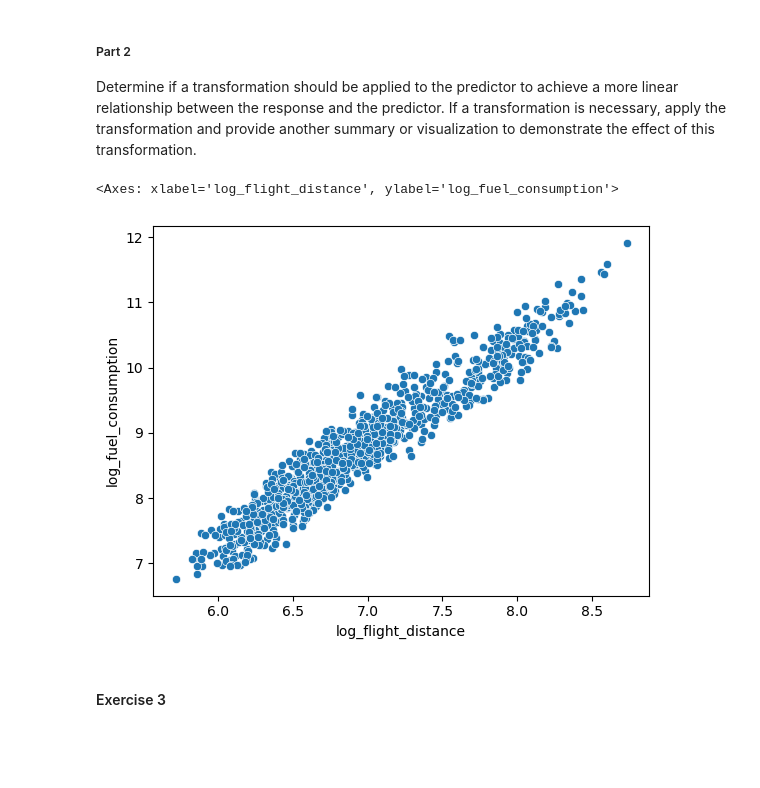
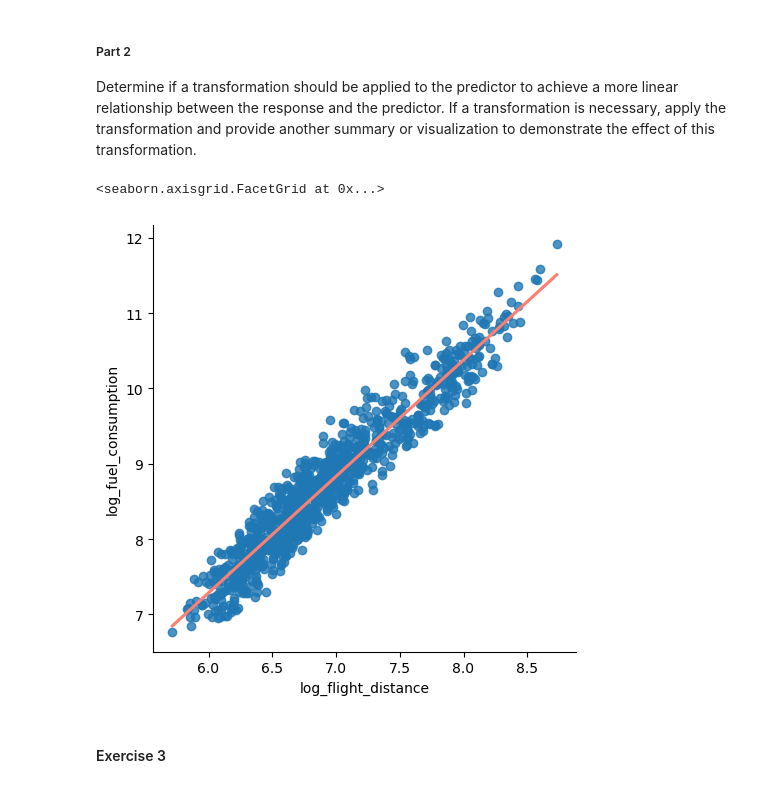
Before and after one commit to aishanur11/tstat280-aisha, a Jupyter notebook: 07_regression/07_exercises.ipynb, the cells around one changed output. Saved outputs shown, nothing was run; the diff lists cells and outputs as text; code cells hidden in the pictures; blank space fills up the shorter version.

```diff
--- a/07_regression/07_exercises.ipynb
+++ b/07_regression/07_exercises.ipynb
@@ -29,5 +29,5 @@ The distribution is normalized right skewed ranging from 6.5 to 12 highest count
 # %%
-df["log_fuel_consumption"] = np.log(df["fuel_consumption"])
+df["log_fuel_consumption"] = np.log(df["fuel_consumption"]+1)
 
 sns.histplot(data=df, x="log_fuel_consumption")
 # %% [output]
@@ -51,10 +51,10 @@ Determine if a transformation should be applied to the predictor to achieve a mo
 # %%
 df["log_flight_distance"] = np.log(df["flight_distance"])
 
-sns.scatterplot(data=df, x="log_flight_distance", y="log_fuel_consumption")
+sns.lmplot(data=df, x="log_flight_distance", y="log_fuel_consumption", ci=False, line_kws={"color": "salmon"})
 # %% [output]
-<Axes: xlabel='log_flight_distance', ylabel='log_fuel_consumption'>
+<seaborn.axisgrid.FacetGrid at 0x...>
-[figure, old version]
+[figure, new version]
 # %% [markdown]
 #### Exercise 3
 # %% [markdown]
```
Also changed, not shown: parts of 28 cells of this notebook.
